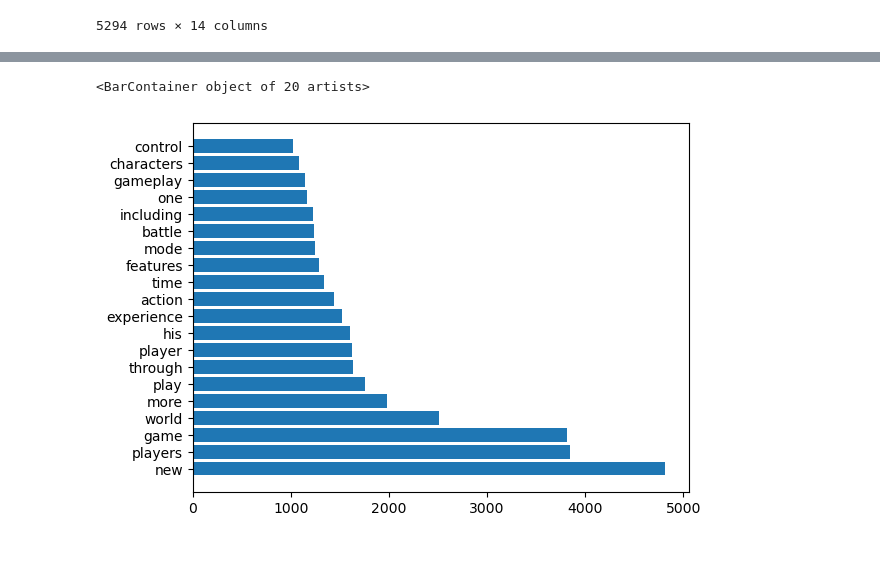
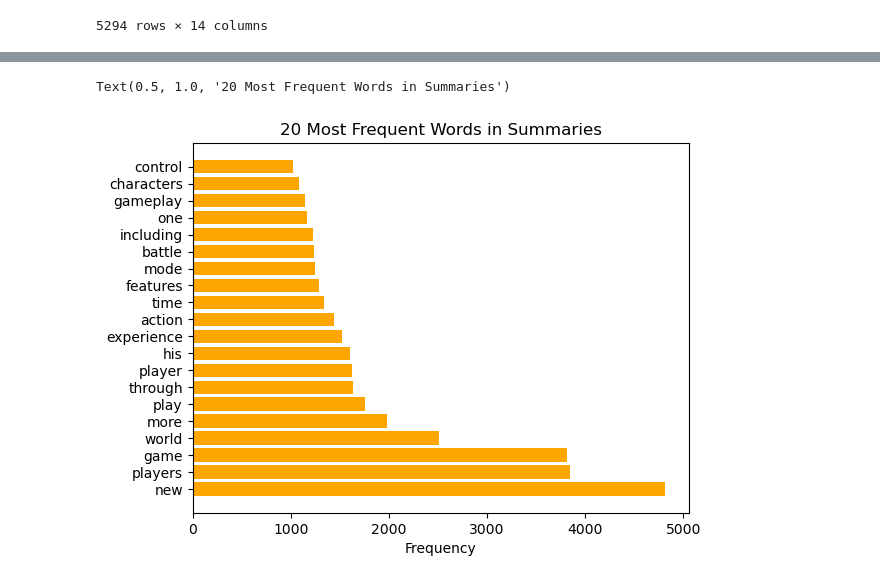
Before and after one commit to grainneroneill/video_game_analysis, a Jupyter notebook: EDA.ipynb, the cells around one changed output, grey strips where cells are left out. Cells and saved outputs as stored; diff of their text form; code cells hidden in the pictures; blank space fills up the shorter version.

```diff
--- a/EDA.ipynb
+++ b/EDA.ipynb
@@ -26,8 +80,10 @@ df
 # %%
 # what are the 20 most frequent words in all summaries?
 most_freq = Counter(" ".join(df["summary"]).split()).most_common(20)
 most_freq = dict(most_freq)
-plt.barh(list(most_freq.keys()),list(most_freq.values()))
+plt.barh(list(most_freq.keys()),list(most_freq.values()),color="orange")
+plt.xlabel("Frequency")
+plt.title("20 Most Frequent Words in Summaries")
 # %% [output]
-<BarContainer object of 20 artists>
+Text(0.5, 1.0, '20 Most Frequent Words in Summaries')
-[figure, old version]
+[figure, new version]
```
Also changed, not shown: parts of 7 cells of this notebook, 2 other files.
